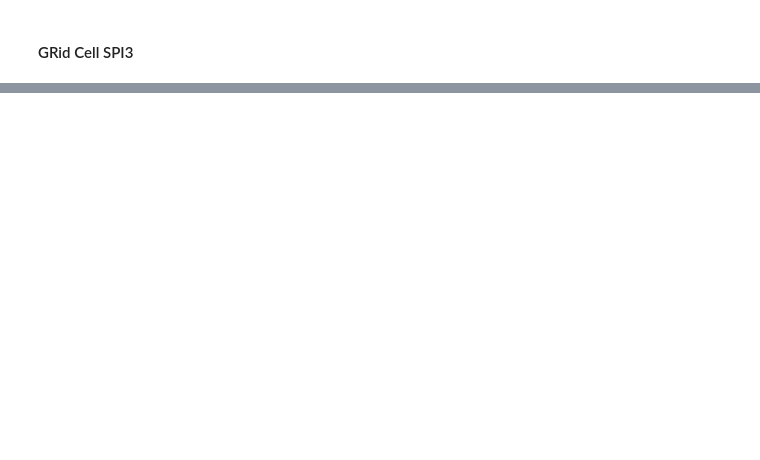
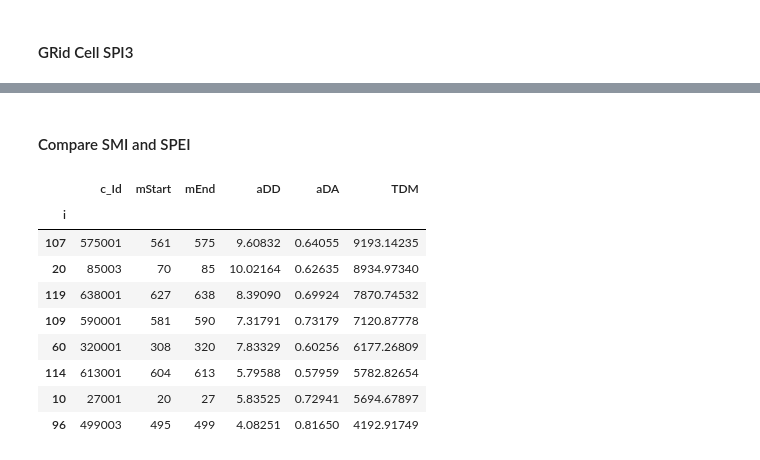
Before and after one commit to klekarkar/mHM_IO_dataprocessing, a Jupyter notebook: py_SPEI.ipynb, the cells around one changed output, grey strips where cells are left out. Drawn from its saved outputs; the diff is of its cells as text; code cells hidden in the pictures; blank space fills up the shorter version.

```diff
--- a/py_SPEI.ipynb
+++ b/py_SPEI.ipynb
@@ -118,0 +117,24 @@ spi3_da.sel(lat=50.5, lon=5, method='nearest').to_series().plot(figsize=(13, 3.5
+# %% [markdown]
+#### Compare SMI and SPEI
+# %%
+#cluster IDs of major droughts and their duration
+#Assign dates to the drought periods
+base_date = datetime(1970, 1, 31) #simulation starts from 1970-01-01, which is mStart=1, so we use 1969-12-31 as the base date
+
+def add_months(months):
+    return base_date + relativedelta(months=int(months)-1)
+
+drought_ADM['start_month'] = drought_ADM['mStart'].map(add_months)
+drought_ADM['end_month'] = drought_ADM['mEnd'].map(add_months)
+drought_ADM.nlargest(8, 'TDM')
+# %% [output]
+|  | c_Id | mStart | mEnd | aDD | aDA | TDM |
+| i |  |  |  |  |  |  |
+| 107 | 575001 | 561 | 575 | 9.60832 | 0.64055 | 9193.14235 |
+| 20 | 85003 | 70 | 85 | 10.02164 | 0.62635 | 8934.97340 |
+| 119 | 638001 | 627 | 638 | 8.39090 | 0.69924 | 7870.74532 |
+| 109 | 590001 | 581 | 590 | 7.31791 | 0.73179 | 7120.87778 |
+| 60 | 320001 | 308 | 320 | 7.83329 | 0.60256 | 6177.26809 |
+| 114 | 613001 | 604 | 613 | 5.79588 | 0.57959 | 5782.82654 |
+| 10 | 27001 | 20 | 27 | 5.83525 | 0.72941 | 5694.67897 |
+| 96 | 499003 | 495 | 499 | 4.08251 | 0.81650 | 4192.91749 |
```
Also changed, not shown: parts of 23 cells of this notebook, 3 other files.
